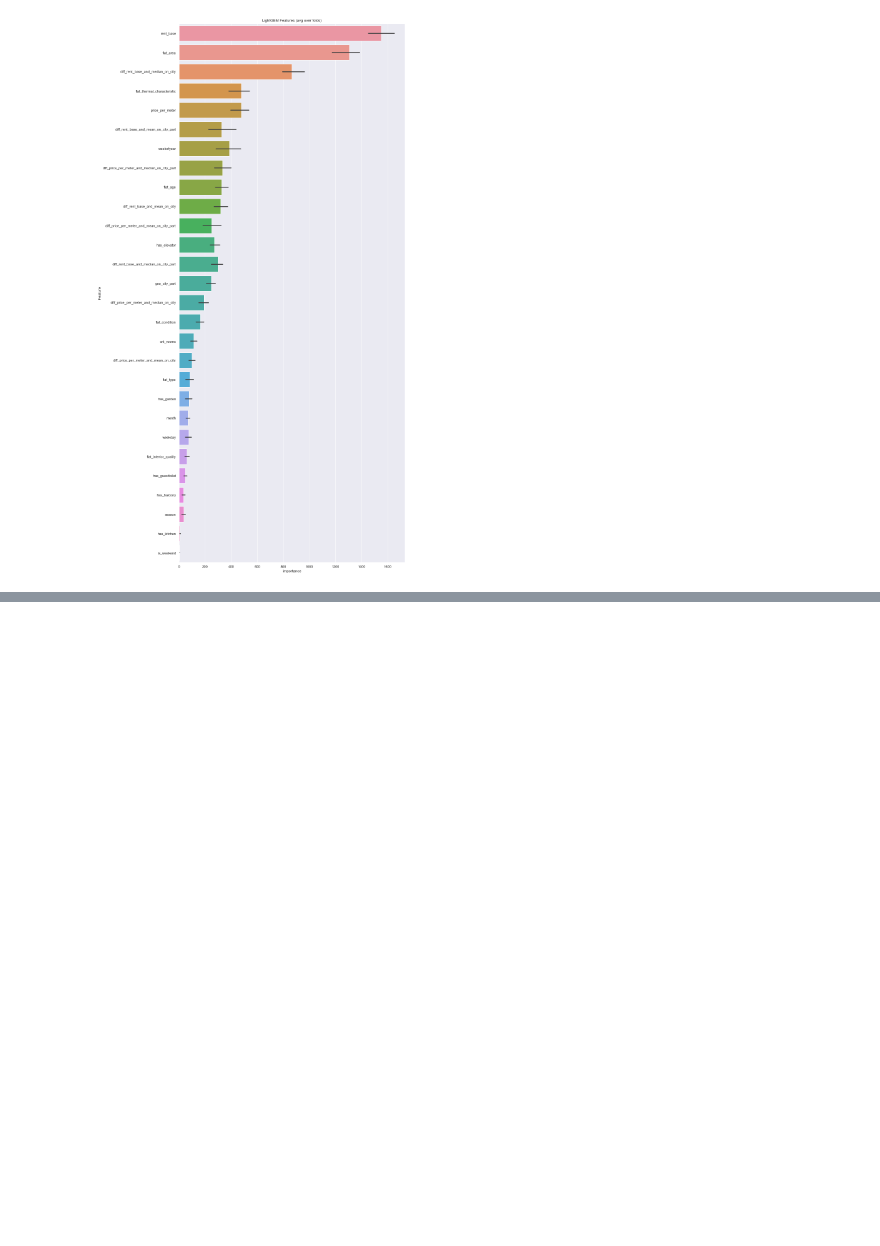
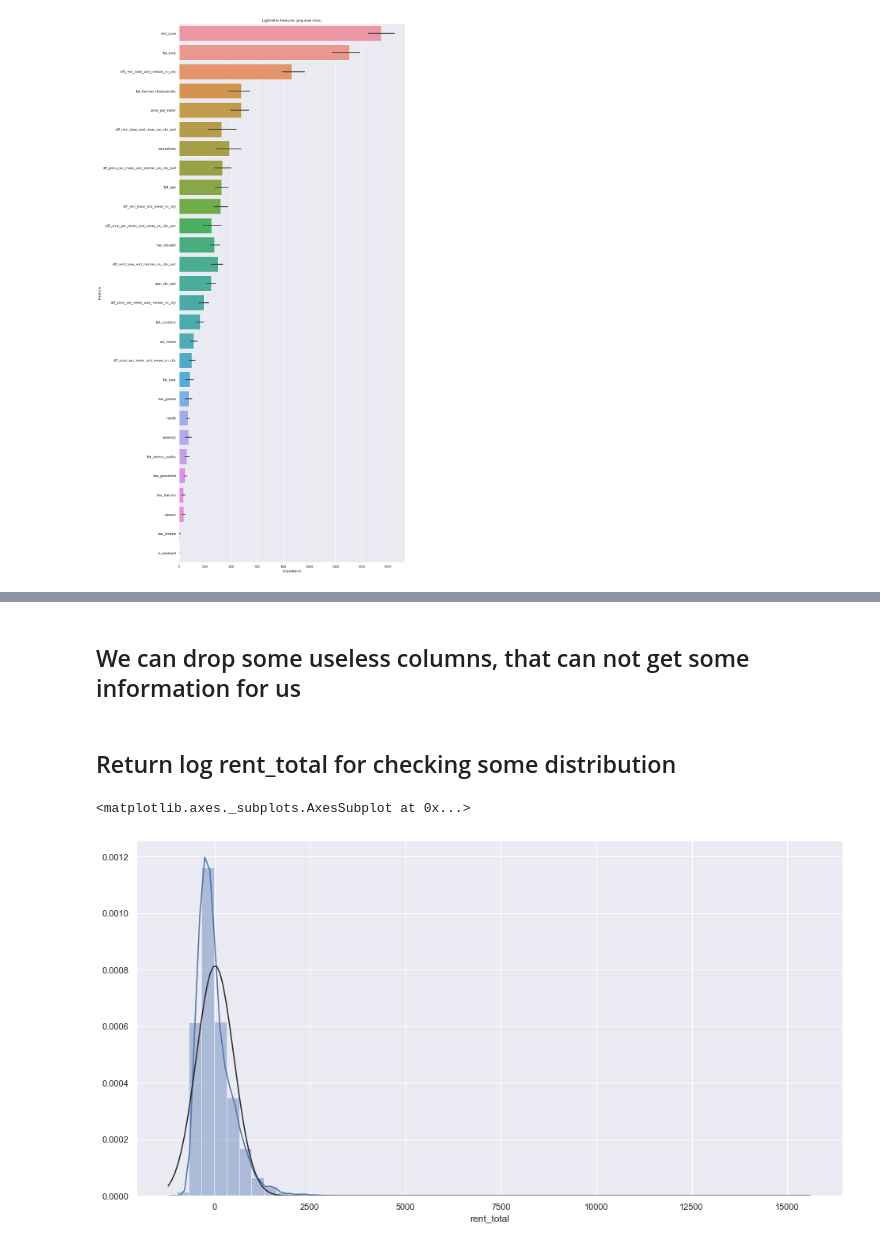
Before and after one commit to e5pecial/hamburg_rent_price_forecasting, a Jupyter notebook: aboutyou_eda.ipynb, the cells around one changed output, grey strips where cells are left out. Drawn from its saved outputs; the diff is of its cells as text; code cells hidden in the pictures; blank space fills up the shorter version.

```diff
--- a/aboutyou_eda.ipynb
+++ b/aboutyou_eda.ipynb
@@ -410,0 +441,17 @@ plt.show()
+# %% [markdown]
+## We can drop some useless columns, that can not get some information for us
+# %%
+data.drop(['date', 'flat_thermal_characteristic', 'geo_city', 'season'], axis=1, inplace=True)
+# %%
+data['flat_area'] = data['flat_area'].astype(int)
+# %% [markdown]
+## Return log rent_total for checking some distribution
+# %%
+data['log_rent_total'] = np.log1p(data.rent_total)
+# %%
+sns.set(rc={'figure.figsize':(16,8.27)})
+
+sns.distplot(data['rent_total']-1000, fit=norm)
+# %% [output]
+<matplotlib.axes._subplots.AxesSubplot at 0x...>
+[figure, added]
```
Also changed, not shown: parts of 98 cells of this notebook, 15 other files.
